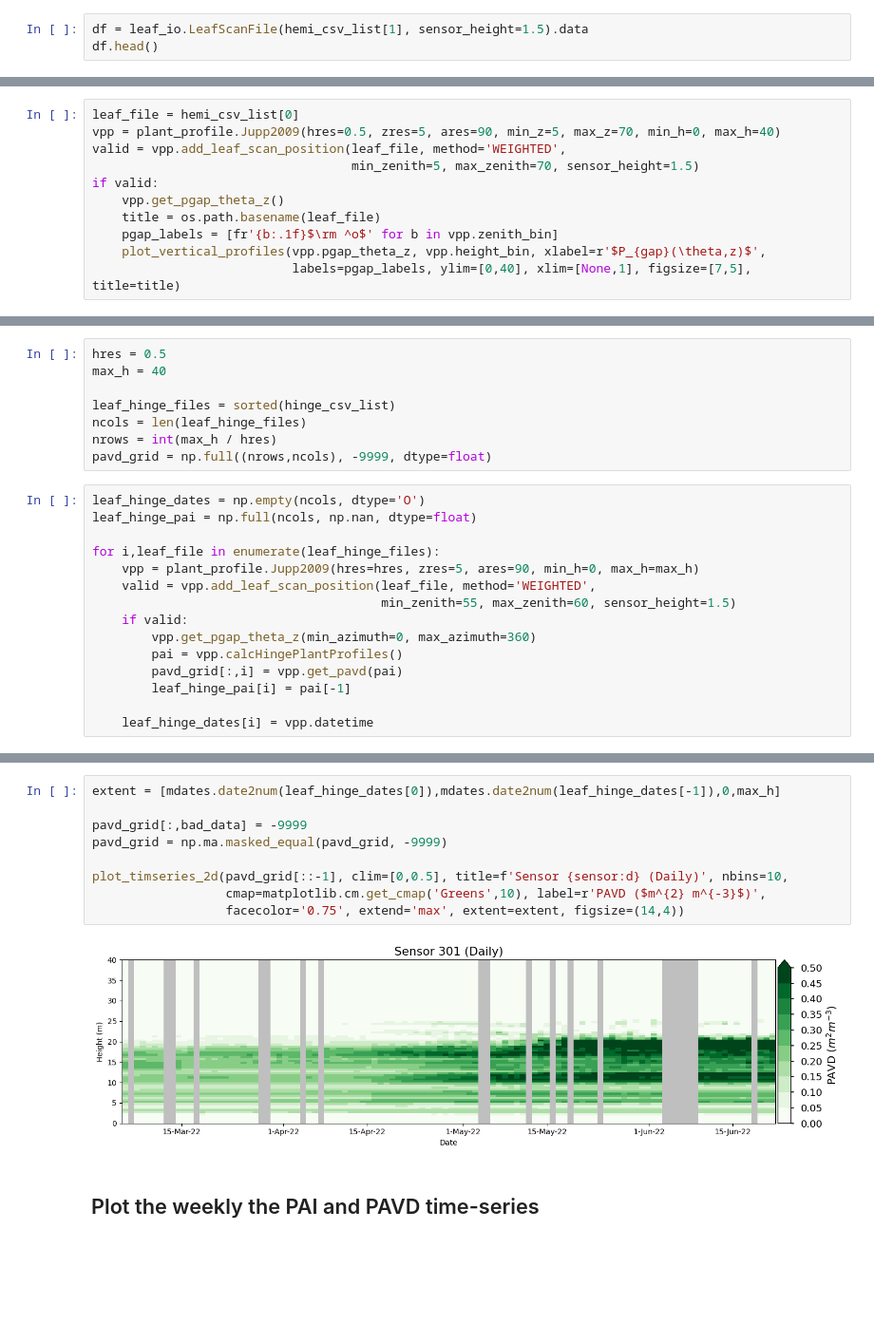
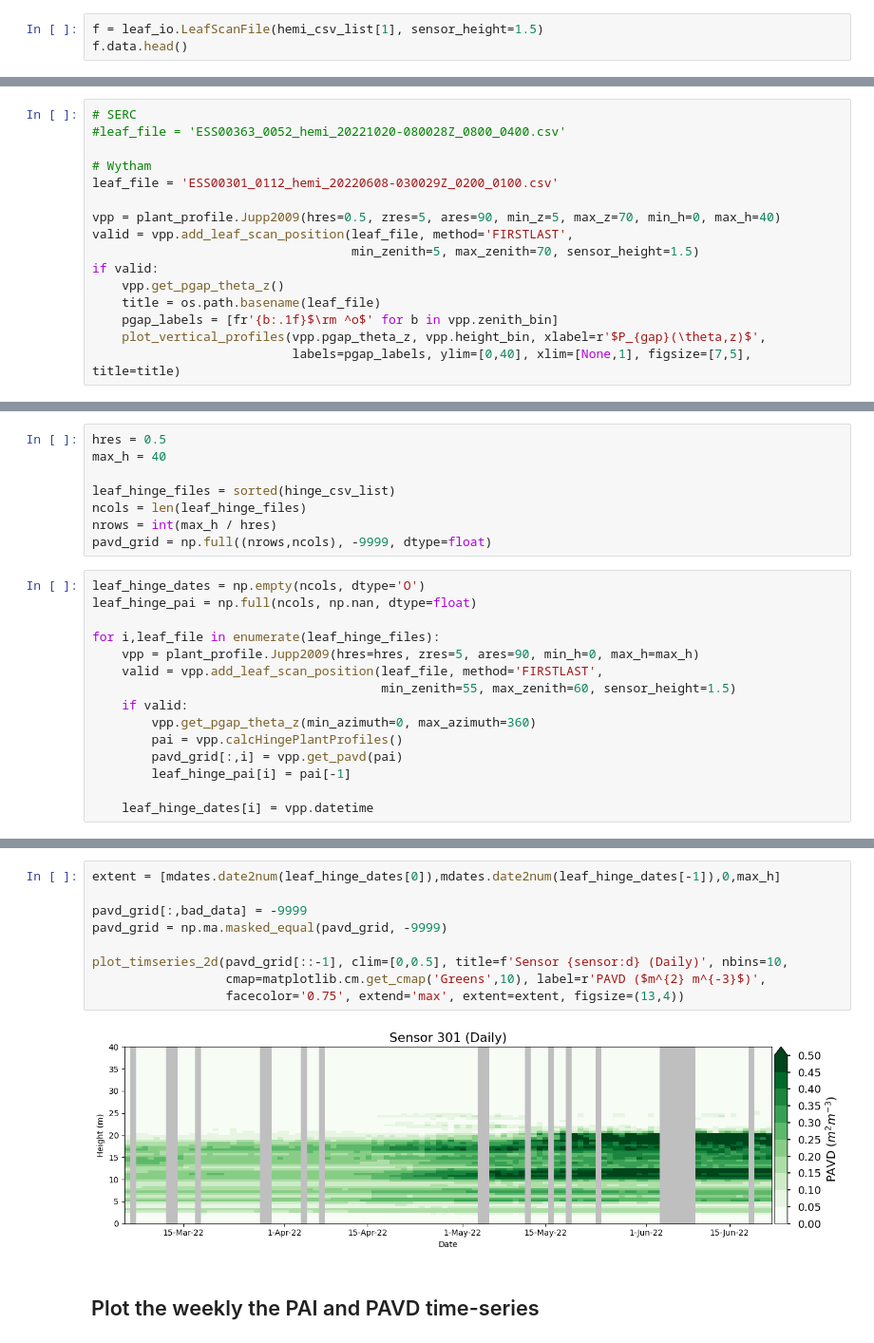
Before and after one commit to armstonj/pylidar-tls-canopy, a Jupyter notebook: notebooks/03_leaf_example.ipynb, the cells around one changed output, grey strips where cells are left out. Shown: that part at 95% size. Cells and saved outputs as stored; diff of their text form; blank space fills up the shorter version.

Commit message:
added firstlast pgap calculation option

```diff
--- a/notebooks/03_leaf_example.ipynb
+++ b/notebooks/03_leaf_example.ipynb
@@ -143,8 +145,8 @@ os.chdir(f'/gpfs/data1/vclgp/data/leaf/wytham/{sensor:d}')
 hemi_csv_list = glob.glob('ESS?????_*_hemi_*.csv')
 hinge_csv_list = glob.glob('ESS?????_*_hinge_*.csv')
 # %%
-df = leaf_io.LeafScanFile(hemi_csv_list[1], sensor_height=1.5).data
-df.head()
+f = leaf_io.LeafScanFile(hemi_csv_list[1], sensor_height=1.5)
+f.data.head()
 # %% [output]
 |  | sample_count | scan_encoder | rotary_encoder | range1 | intensity1 | range2 | sample_time | target_count | ... |
 | 0 | 27 | 1400.0 | 0 | 1.71 | 100 | 1.69 | 36.21 | 2 | ... |
@@ -189,9 +191,14 @@ plot_leaf_grid(leaf_spherical_grid, label='Return Count', clim=[-0.5,2.5], figsi
 # %% [markdown]
 Plot the $P_{gap}$ and PAVD profiles for an example scan.
 # %%
-leaf_file = hemi_csv_list[0]
+# SERC
+#leaf_file = 'ESS00363_0052_hemi_20221020-080028Z_0800_0400.csv'
+
+# Wytham
+leaf_file = 'ESS00301_0112_hemi_20220608-030029Z_0200_0100.csv'
+
 vpp = plant_profile.Jupp2009(hres=0.5, zres=5, ares=90, min_z=5, max_z=70, min_h=0, max_h=40)
-valid = vpp.add_leaf_scan_position(leaf_file, method='WEIGHTED',
+valid = vpp.add_leaf_scan_position(leaf_file, method='FIRSTLAST',
                                    min_zenith=5, max_zenith=70, sensor_height=1.5)
 if valid:
     vpp.get_pgap_theta_z()
@@ -251,7 +258,7 @@ leaf_hinge_pai = np.full(ncols, np.nan, dtype=float)
 
 for i,leaf_file in enumerate(leaf_hinge_files):
     vpp = plant_profile.Jupp2009(hres=hres, zres=5, ares=90, min_h=0, max_h=max_h)
-    valid = vpp.add_leaf_scan_position(leaf_file, method='WEIGHTED',
+    valid = vpp.add_leaf_scan_position(leaf_file, method='FIRSTLAST',
                                        min_zenith=55, max_zenith=60, sensor_height=1.5)
     if valid:
         vpp.get_pgap_theta_z(min_azimuth=0, max_azimuth=360)
@@ -271,14 +278,14 @@ plot_timseries_1d(leaf_hinge_dates, leaf_hinge_pai, ~bad_data, fitted=leaf_hinge
 # %%
 extent = [mdates.date2num(leaf_hinge_dates[0]),mdates.date2num(leaf_hinge_dates[-1]),0,max_h]
 
 pavd_grid[:,bad_data] = -9999
 pavd_grid = np.ma.masked_equal(pavd_grid, -9999)
 
 plot_timseries_2d(pavd_grid[::-1], clim=[0,0.5], title=f'Sensor {sensor:d} (Daily)', nbins=10,
                   cmap=matplotlib.cm.get_cmap('Greens',10), label=r'PAVD ($m^{2} m^{-3}$)',
-                  facecolor='0.75', extend='max', extent=extent, figsize=(14,4))
+                  facecolor='0.75', extend='max', extent=extent, figsize=(13,4))
 # %% [output]
-[figure, old version]
+[figure, new version]
 # %% [markdown]
 ## Plot the weekly the PAI and PAVD time-series
 # %% [markdown]
```
Also changed, not shown: parts of 8 cells of this notebook, 2 other files.
